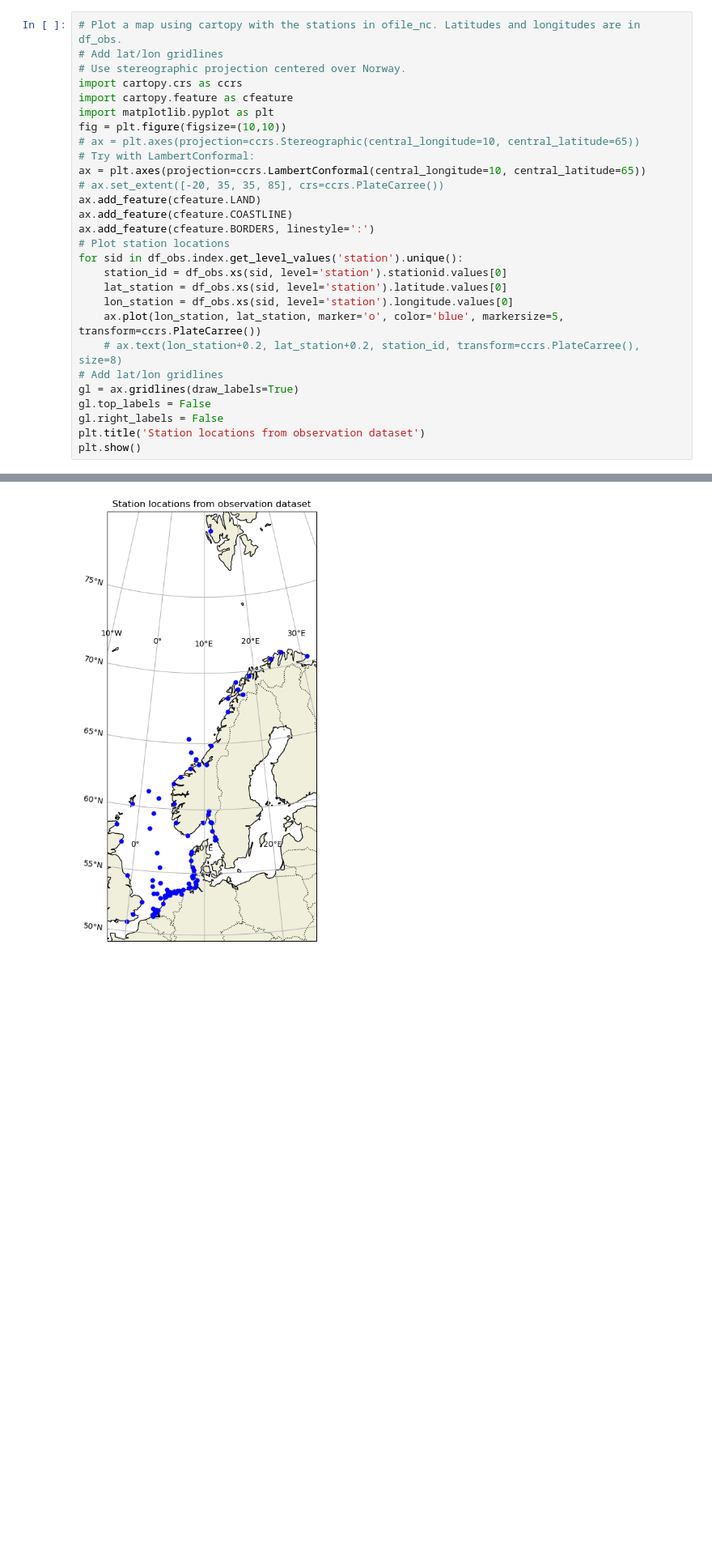
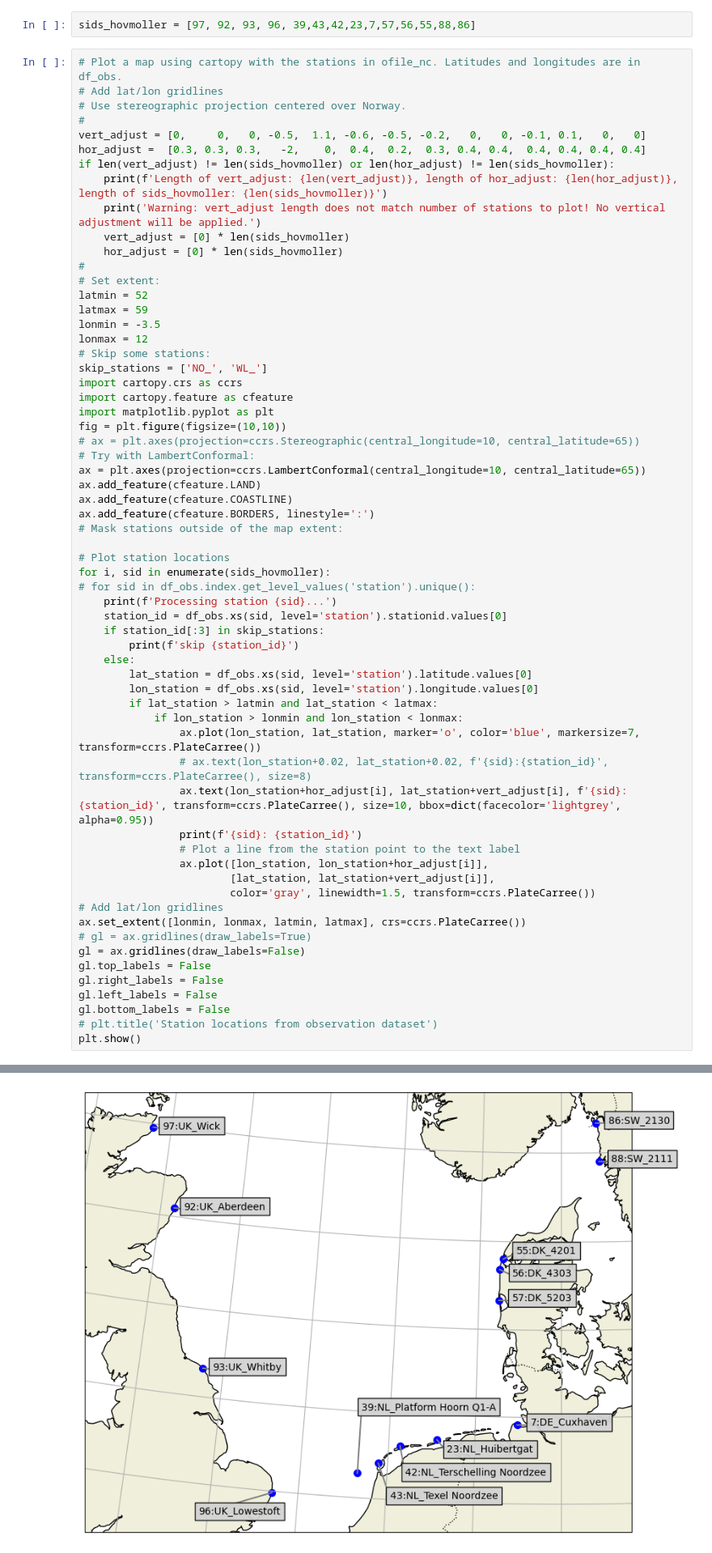
Before and after one commit to nilsmkMET/anemoi-stormsurge, a Jupyter notebook: notebooks/plot_netcdf_compare_model_obs.ipynb, the cells around one changed output, grey strips where cells are left out. Shown at 81% size. Drawn from its saved outputs; the diff is of its cells as text; blank space fills up the shorter version.

```diff
--- a/notebooks/plot_netcdf_compare_model_obs.ipynb
+++ b/notebooks/plot_netcdf_compare_model_obs.ipynb
@@ -148,10 +151,28 @@ cannot import name 'deprecated' from 'typing_extensions' (/home/nilsmk/.conda/en
 # df_obs.columns = [col.replace('train5yr', 'train4yr') if col.startswith('train5yr') else col for col in df_obs.columns]
 # # Store dataframe to netcdf file:
 # df_obs.to_xarray().to_netcdf(ofile_nc)
+# %%
+sids_hovmoller = [97, 92, 93, 96, 39,43,42,23,7,57,56,55,88,86]
 # %%
 # Plot a map using cartopy with the stations in ofile_nc. Latitudes and longitudes are in df_obs.
 # Add lat/lon gridlines
 # Use stereographic projection centered over Norway.
+#
+vert_adjust = [0,     0,   0, -0.5,  1.1, -0.6, -0.5, -0.2,   0,   0, -0.1, 0.1,   0,   0]
+hor_adjust =  [0.3, 0.3, 0.3,   -2,    0,  0.4,  0.2,  0.3, 0.4, 0.4,  0.4, 0.4, 0.4, 0.4]
+if len(vert_adjust) != len(sids_hovmoller) or len(hor_adjust) != len(sids_hovmoller):
+    print(f'Length of vert_adjust: {len(vert_adjust)}, length of hor_adjust: {len(hor_adjust)}, length of sids_hovmoller: {len(sids_hovmoller)}')
+    print('Warning: vert_adjust length does not match number of stations to plot! No vertical adjustment will be applied.')
+    vert_adjust = [0] * len(sids_hovmoller)
+    hor_adjust = [0] * len(sids_hovmoller)
+#
+# Set extent:
+latmin = 52
+latmax = 59
+lonmin = -3.5
+lonmax = 12
+# Skip some stations:
+skip_stations = ['NO_', 'WL_']
 import cartopy.crs as ccrs
 import cartopy.feature as cfeature
 import matplotlib.pyplot as plt
@@ -159,21 +180,39 @@ fig = plt.figure(figsize=(10,10))
 # ax = plt.axes(projection=ccrs.Stereographic(central_longitude=10, central_latitude=65))
 # Try with LambertConformal:
 ax = plt.axes(projection=ccrs.LambertConformal(central_longitude=10, central_latitude=65))
-# ax.set_extent([-20, 35, 35, 85], crs=ccrs.PlateCarree())
 ax.add_feature(cfeature.LAND)
 ax.add_feature(cfeature.COASTLINE)
 ax.add_feature(cfeature.BORDERS, linestyle=':')
+# Mask stations outside of the map extent:
+
 # Plot station locations
-for sid in df_obs.index.get_level_values('station').unique():
+for i, sid in enumerate(sids_hovmoller):
+# for sid in df_obs.index.get_level_values('station').unique():
+    print(f'Processing station {sid}...')
     station_id = df_obs.xs(sid, level='station').stationid.values[0]
-    lat_station = df_obs.xs(sid, level='station').latitude.values[0]
-    lon_station = df_obs.xs(sid, level='station').longitude.values[0]
-    ax.plot(lon_station, lat_station, marker='o', color='blue', markersize=5, transform=ccrs.PlateCarree())
-    # ax.text(lon_station+0.2, lat_station+0.2, station_id, transform=ccrs.PlateCarree(), size=8)
+    if station_id[:3] in skip_stations:
+        print(f'skip {station_id}')
+    else:
+        lat_station = df_obs.xs(sid, level='station').latitude.values[0]
+        lon_station = df_obs.xs(sid, level='station').longitude.values[0]
+        if lat_station > latmin and lat_station < latmax:
+            if lon_station > lonmin and lon_station < lonmax:
+                ax.plot(lon_station, lat_station, marker='o', color='blue', markersize=7, transform=ccrs.PlateCarree())
+                # ax.text(lon_station+0.02, lat_station+0.02, f'{sid}:{station_id}', transform=ccrs.PlateCarree(), size=8)
+                ax.text(lon_station+hor_adjust[i], lat_station+vert_adjust[i], f'{sid}:{station_id}', transform=ccrs.PlateCarree(), size=10, bbox=dict(facecolor='lightgrey', alpha=0.95))
+                print(f'{sid}: {station_id}')
+                # Plot a line from the station point to the text label
+                ax.plot([lon_station, lon_station+hor_adjust[i]],
+                        [lat_station, lat_station+vert_adjust[i]],
+                        color='gray', linewidth=1.5, transform=ccrs.PlateCarree())
 # Add lat/lon gridlines
-gl = ax.gridlines(draw_labels=True)
+ax.set_extent([lonmin, lonmax, latmin, latmax], crs=ccrs.PlateCarree())
+# gl = ax.gridlines(draw_labels=True)
+gl = ax.gridlines(draw_labels=False)
 gl.top_labels = False
 gl.right_labels = False
-plt.title('Station locations from observation dataset')
+gl.left_labels = False
+gl.bottom_labels = False
+# plt.title('Station locations from observation dataset')
 plt.show()
 # %% [output]
@@ -180 +236 @@ plt.show()
-[figure, old version]
+[figure, new version]
```
Also changed, not shown: parts of 37 cells of this notebook, 3 other files.
